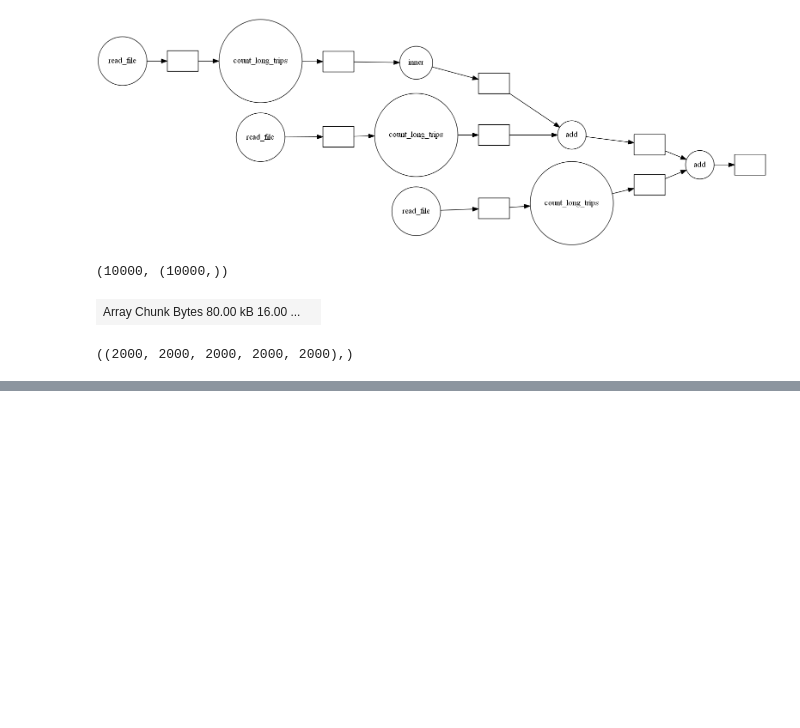
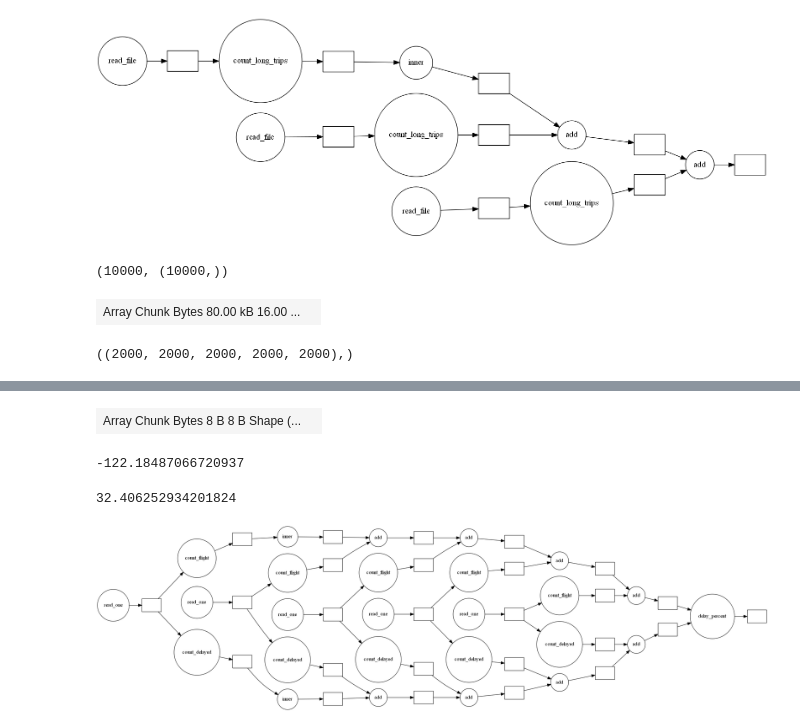
Before and after one commit to Kira1108/dask_notes, a Jupyter notebook: Dask.ipynb, the cells around one changed output, grey strips where cells are left out. Cells and saved outputs as stored; diff of their text form; code cells hidden in the pictures; blank space fills up the shorter version.

```diff
--- a/Dask.ipynb
+++ b/Dask.ipynb
@@ -253,0 +250,9 @@ a_dask.sum()
+# %%
+total = a_dask.sum()
+total
+# %% [output]
+| Array Chunk Bytes 8 B 8 B Shape (... |  |
+# %%
+total.compute()
+# %% [output]
+-122.18487066720937
@@ -253,0 +261,31 @@ a_dask.sum()
+# %%
+filenames = ['data/flightdelays/flightdelays-2016-{}.csv'.format(i) for i in range(1,6)]
+# %%
+@delayed
+def read_one(filename):
+    return pd.read_csv(filename)
+
+@delayed
+def count_delayed(df):
+    return (df['DEP_DELAY'] > 0).sum()
+
+@delayed
+def count_flight(df):
+    return len(df)
+
+@delayed
+def delay_percent(n_delayed, n_flights):
+    return 100 * n_delayed / n_flights
+# %%
+n_delayed = 0
+n_flights = 0
+for filename in filenames:
+    df = read_one(filename)
+    n_delayed += count_delayed(df)
+    n_flights += count_flight(df)
+result = delay_percent(n_delayed, n_flights)
+print(result.compute())
+result.visualize(rankdir = 'LR')
+# %% [output]
+32.406252934201824
+[figure, added]
```
Also changed, not shown: parts of 3 cells of this notebook, 1 other file.
